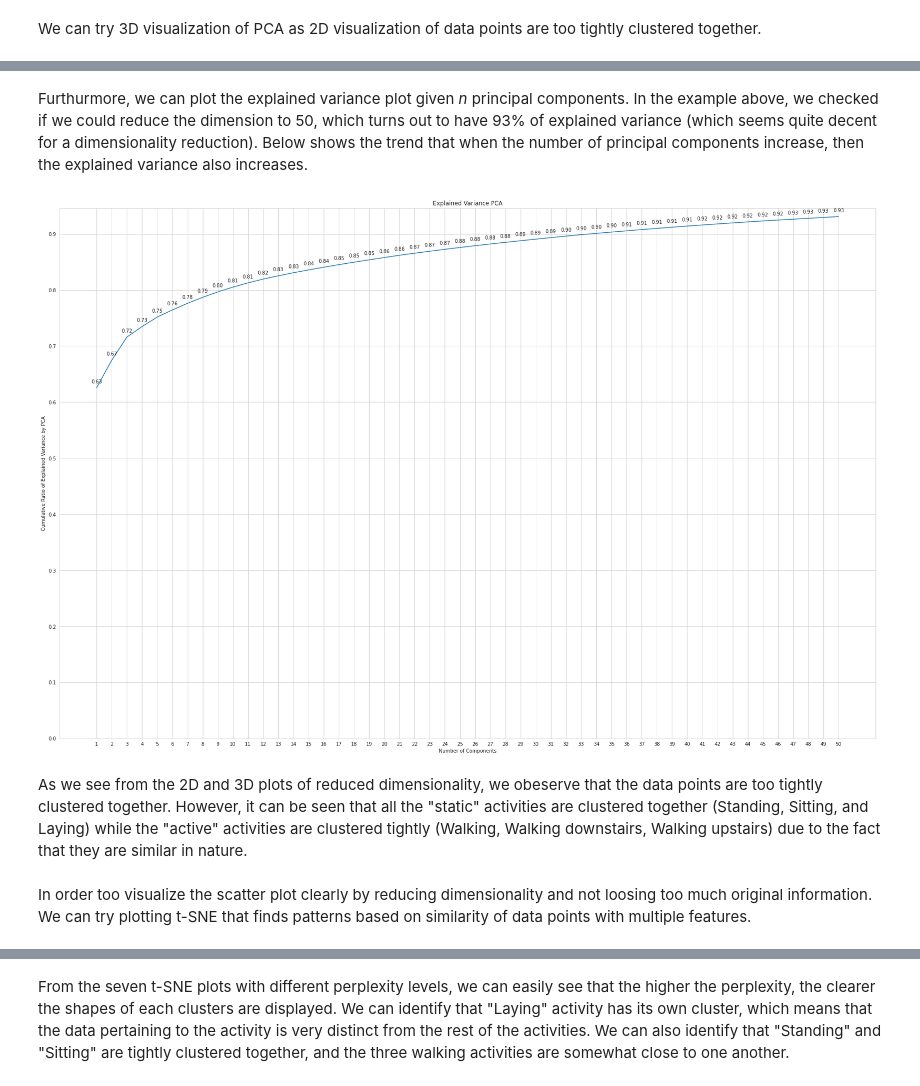
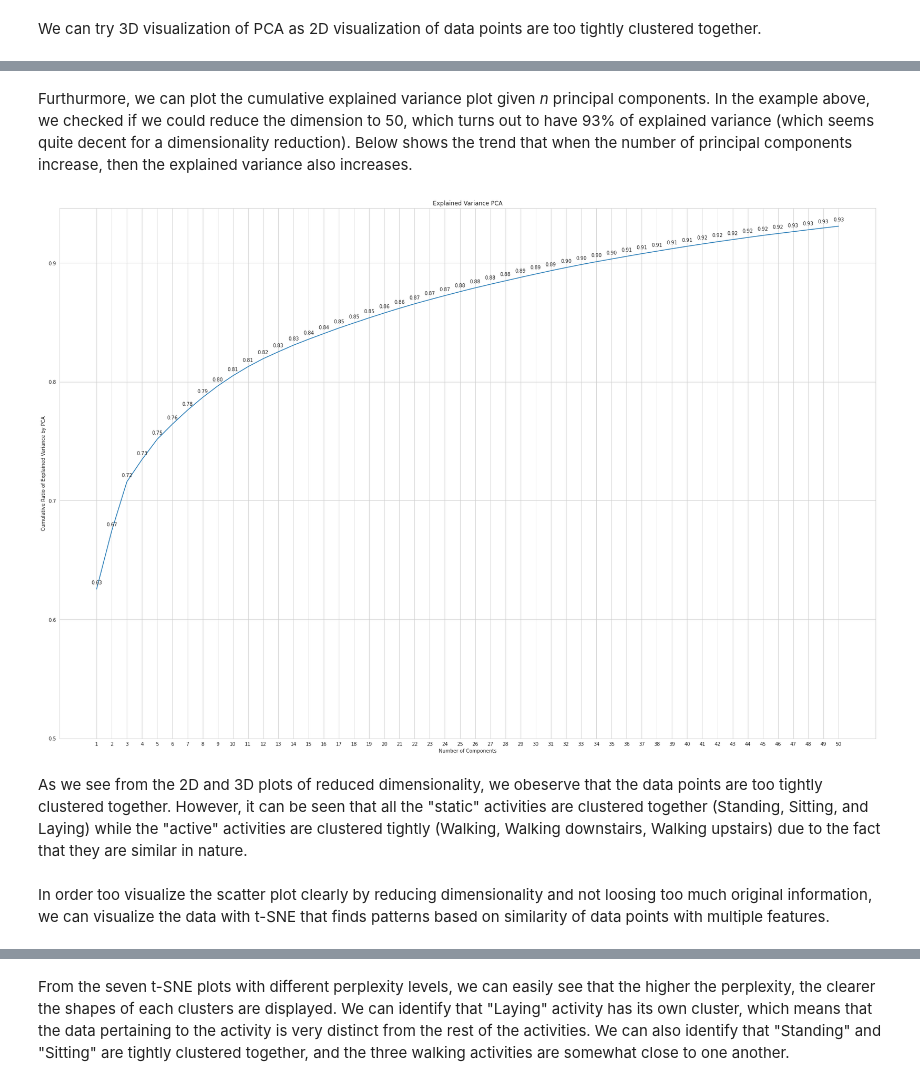
Before and after one commit to anthonywu2000/Human-Activity-Recognition, a Jupyter notebook: Human_Activity_Recognition_Algorithms_Project.ipynb, the cells around one changed output, grey strips where cells are left out. Cells and saved outputs as stored; diff of their text form; code cells hidden in the pictures.

```diff
--- a/Human_Activity_Recognition_Algorithms_Project.ipynb
+++ b/Human_Activity_Recognition_Algorithms_Project.ipynb
@@ -276,30 +279,30 @@ figure_1.show()
 # %% [markdown]
-Furthurmore, we can plot the explained variance plot given *n* principal components. In the example above, we checked if we could reduce the dimension to 50, which turns out to have 93% of explained variance (which seems quite decent for a dimensionality reduction). Below shows the trend that when the number of principal components increase, then the explained variance also increases.
+Furthurmore, we can plot the cumulative explained variance plot given *n* principal components. In the example above, we checked if we could reduce the dimension to 50, which turns out to have 93% of explained variance (which seems quite decent for a dimensionality reduction). Below shows the trend that when the number of principal components increase, then the explained variance also increases.
 # %%
 xp = np.arange(1, 51, 1)
 yp = np.cumsum(model_pca.explained_variance_ratio_)
 
 def plot_explained_variance_ratio(x_val, y_val):
   plt.figure(figsize = (30, 20))
   plt.plot(x_val, y_val)
   sns.set_style("whitegrid")
   for x_lab, y_lab in zip(x_val, y_val):
     label = "{:.2f}".format(y_lab)
     plt.annotate(label, (x_lab, y_lab), textcoords = "offset points", xytext = (0, 10), ha = 'center')
   plt.xticks(x_val)
-  plt.yticks(np.arange(0, 1.0, 0.1))
+  plt.yticks(np.arange(0.5, 1.0, 0.1))
   plt.title("Explained Variance PCA")
   plt.xlabel("Number of Components")
   plt.ylabel("Cumulative Ratio of Explained Variance by PCA")
   plt.show()
 
 plot_explained_variance_ratio(x_val = xp, y_val = yp)
 # %% [output]
-[figure, old version]
+[figure, new version]
 # %% [markdown]
 As we see from the 2D and 3D plots of reduced dimensionality, we obeserve that the data points are too tightly clustered together. However, it can be seen that all the "static" activities are clustered together (Standing, Sitting, and Laying) while the "active" activities are clustered tightly (Walking, Walking downstairs, Walking upstairs) due to the fact that they are similar in nature.
 # %% [markdown]
-In order too visualize the scatter plot clearly by reducing dimensionality and not loosing too much original information. We can try plotting t-SNE that finds patterns based on similarity of data points with multiple features.
+In order too visualize the scatter plot clearly by reducing dimensionality and not loosing too much original information, we can visualize the data with t-SNE that finds patterns based on similarity of data points with multiple features.
 # %%
 from sklearn.manifold import TSNE
 import time
```
Also changed, not shown: parts of 12 cells of this notebook.
